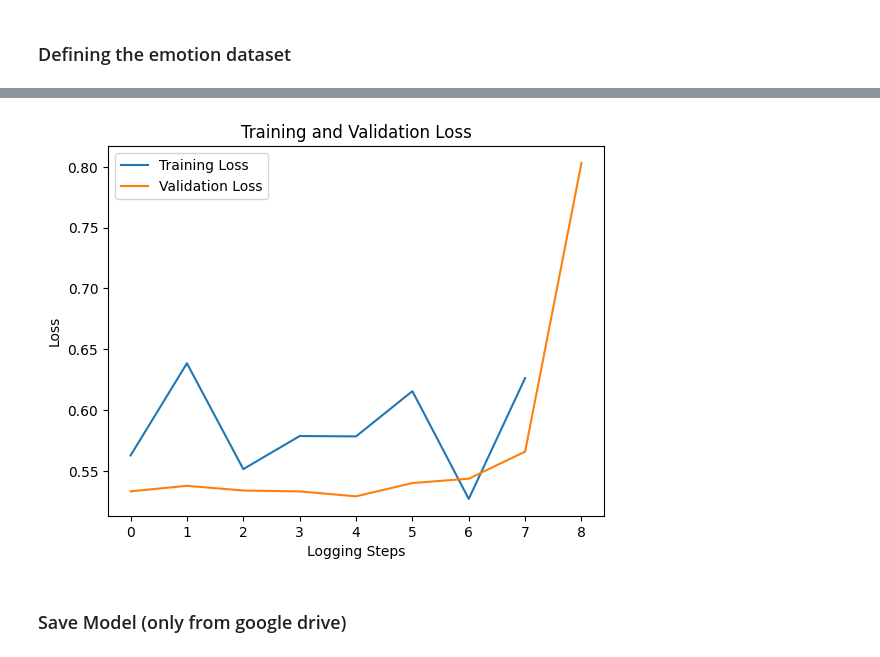
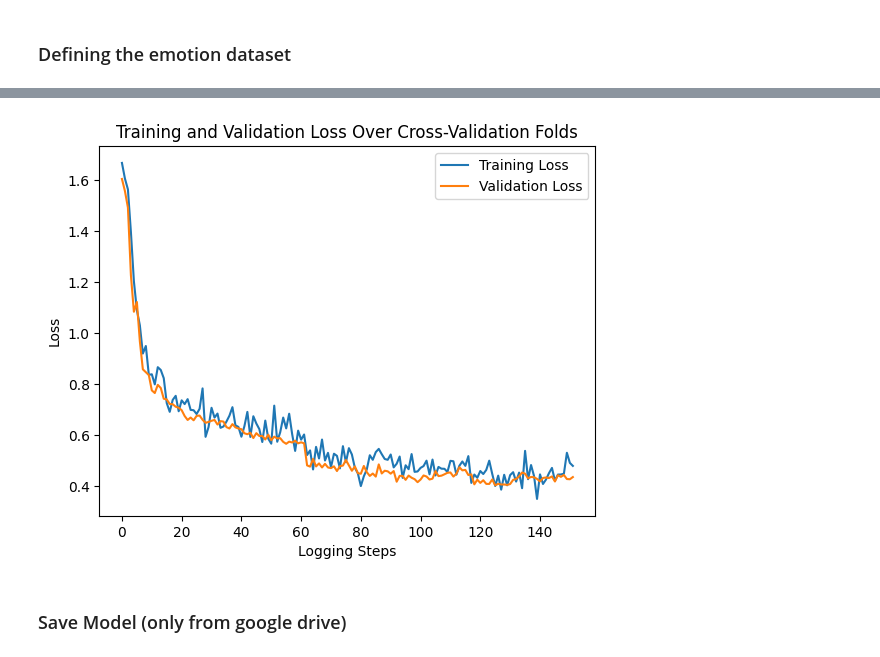
Before and after one commit to rgap/NMA-GoEmotions-Project, a Jupyter notebook: notebooks/14_model_building_bertClassifier_5classes_newmapping.ipynb, the cells around one changed output, grey strips where cells are left out. Drawn from its saved outputs; the diff is of its cells as text; code cells hidden in the pictures.

```diff
--- a/notebooks/14_model_building_bertClassifier_5classes_newmapping.ipynb
+++ b/notebooks/14_model_building_bertClassifier_5classes_newmapping.ipynb
@@ -269,7 +269,7 @@ class EmotionDataset(Dataset):
         }
 
 # Cross-validation setup
-kf = KFold(n_splits=5, shuffle=True, random_state=42)
+kf = KFold(n_splits=10, shuffle=True)
 
 # Prepare datasets for cross-validation
 datasets = []
@@ -303,20 +303,30 @@ training_args = TrainingArguments(
     load_best_model_at_end=True,  # Load the best model when finished training
     lr_scheduler_type="cosine_with_restarts",  # Cosine annealing scheduler with restarts
     metric_for_best_model="eval_loss",  # Use loss to identify the best model
-    save_total_limit=2,  # Limit the total amount of checkpoints. Deletes the older checkpoints.
+    # save_total_limit=2,  # Limit the total amount of checkpoints. Deletes the older checkpoints.
     greater_is_better=False,  # Set to True if the metric to optimize is greater (e.g. Accuracy, F1). False for metrics which are lower (e.g. loss)
 )
 
 # Train model with cross-validation
+all_train_losses = []
+all_eval_losses = []
+
 for train_dataset_fold, val_dataset_fold in datasets:
     trainer = Trainer(
         model=model,
         args=training_args,
         train_dataset=train_dataset_fold,
         eval_dataset=val_dataset_fold,
-        callbacks=[EarlyStoppingCallback(early_stopping_patience=3)]  # Early stopping with patience of 3
+        callbacks=[EarlyStoppingCallback(early_stopping_patience=6)]  # Early stopping with patience of 1
     )
     trainer.train()
+
+    # Extract loss values from the logs
+    for log in trainer.state.log_history:
+        if 'loss' in log:
+            all_train_losses.append(log['loss'])
+        if 'eval_loss' in log:
+            all_eval_losses.append(log['eval_loss'])
 
 # Final evaluation on the validation set
 validation_dataset = EmotionDataset(X_validation, attention_masks_validation, y_validation)
@@ -394,25 +420,16 @@ trainer.evaluate(eval_dataset=validation_dataset)
 # %%
 import matplotlib.pyplot as plt
 
-# Extract loss values from the logs
-train_losses = []
-eval_losses = []
-for log in trainer.state.log_history:
-    if 'loss' in log:
-        train_losses.append(log['loss'])
-    if 'eval_loss' in log:
-        eval_losses.append(log['eval_loss'])
-
 # Plot the losses
-plt.plot(train_losses, label='Training Loss')
-plt.plot(eval_losses, label='Validation Loss')
+plt.plot(all_train_losses, label='Training Loss')
+plt.plot(all_eval_losses, label='Validation Loss')
 plt.xlabel('Logging Steps')
 plt.ylabel('Loss')
-plt.title('Training and Validation Loss')
+plt.title('Training and Validation Loss Over Cross-Validation Folds')
 plt.legend()
 plt.show()
 # %% [output]
-[figure, old version]
+[figure, new version]
 # %% [markdown]
 ### Save Model (only from google drive)
 # %%
```
Also changed, not shown: parts of 2 cells of this notebook, 2 other files.
